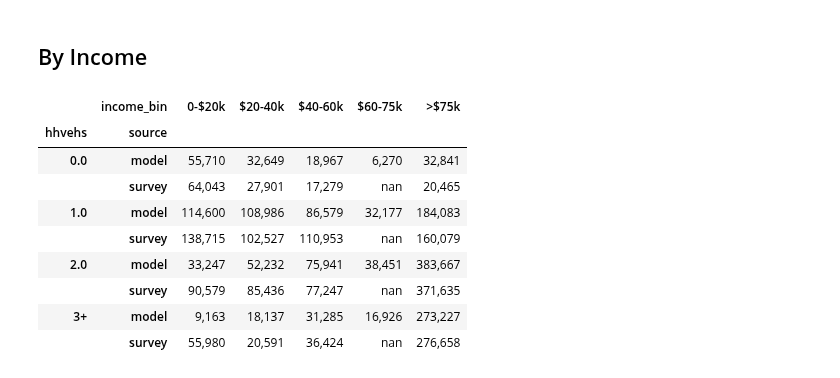
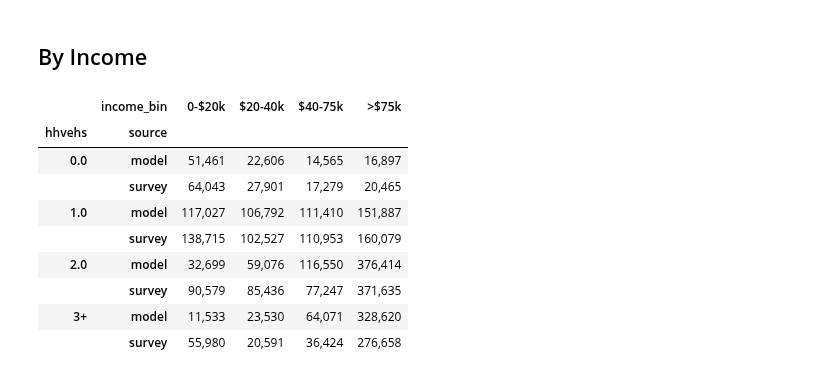
Before and after one commit to psrc/soundcast, a Jupyter notebook: scripts/summarize/notebooks/validation/auto_ownership.ipynb, the cells around one changed output. Drawn from its saved outputs; the diff is of its cells as text; code cells hidden in the pictures.

```diff
--- a/scripts/summarize/notebooks/validation/auto_ownership.ipynb
+++ b/scripts/summarize/notebooks/validation/auto_ownership.ipynb
@@ -66,25 +63,25 @@ df
 # %%
 df = load_data('auto_ownership')
 
 # Define income groups
-inc_bin=[-1,20000,40000,60000,75000,9999999999999]
-inc_bin_labels = ['0-$20k','$20-40k','$40-60k','$60-75k','>$75k']
+inc_bin=[-1,20000,40000,75000,9999999999999]
+inc_bin_labels = ['0-$20k','$20-40k','$40-75k','>$75k']
 df['income_bin'] = pd.cut(df['hhincome_thousands'], bins=inc_bin, labels=inc_bin_labels)
 
 df.loc[df['hhvehs'] >= 3, 'hhvehs'] = '3+'
 
 pd.pivot_table(df, index=['hhvehs','source'], columns='income_bin', values='hhexpfac', aggfunc='sum')
 # %% [output]
-|  | income_bin | 0-$20k | $20-40k | $40-60k | $60-75k | >$75k |
-| hhvehs | source |  |  |  |  |  |
-| 0.0 | model | 55,710 | 32,649 | 18,967 | 6,270 | 32,841 |
-|  | survey | 64,043 | 27,901 | 17,279 | nan | 20,465 |
-| 1.0 | model | 114,600 | 108,986 | 86,579 | 32,177 | 184,083 |
-|  | survey | 138,715 | 102,527 | 110,953 | nan | 160,079 |
-| 2.0 | model | 33,247 | 52,232 | 75,941 | 38,451 | 383,667 |
-|  | survey | 90,579 | 85,436 | 77,247 | nan | 371,635 |
-| 3+ | model | 9,163 | 18,137 | 31,285 | 16,926 | 273,227 |
-|  | survey | 55,980 | 20,591 | 36,424 | nan | 276,658 |
+|  | income_bin | 0-$20k | $20-40k | $40-75k | >$75k |
+| hhvehs | source |  |  |  |  |
+| 0.0 | model | 51,461 | 22,606 | 14,565 | 16,897 |
+|  | survey | 64,043 | 27,901 | 17,279 | 20,465 |
+| 1.0 | model | 117,027 | 106,792 | 111,410 | 151,887 |
+|  | survey | 138,715 | 102,527 | 110,953 | 160,079 |
+| 2.0 | model | 32,699 | 59,076 | 116,550 | 376,414 |
+|  | survey | 90,579 | 85,436 | 77,247 | 371,635 |
+| 3+ | model | 11,533 | 23,530 | 64,071 | 328,620 |
+|  | survey | 55,980 | 20,591 | 36,424 | 276,658 |
 # %%
 pd.options.display.float_format = "{:,.2%}".format
 _df_model = pd.pivot_table(df[df['source'] == 'model'], index='hhvehs', columns='hh_county', values='hhexpfac', aggfunc='sum')
```
Also changed, not shown: parts of 4 cells of this notebook, 1 other file.
